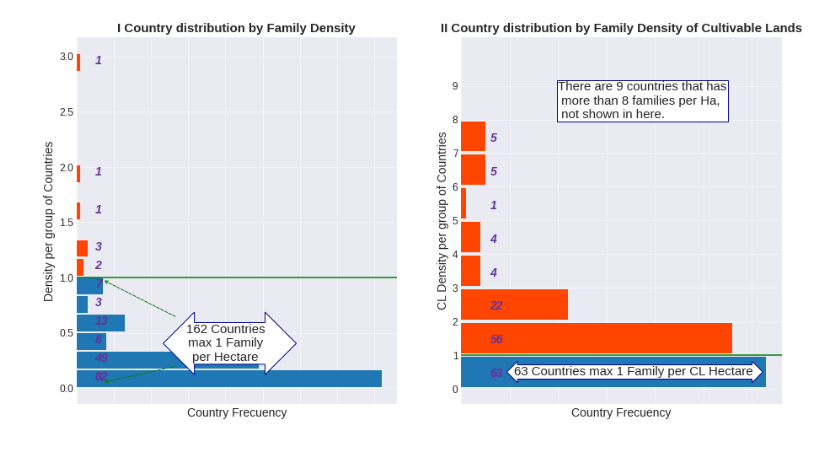
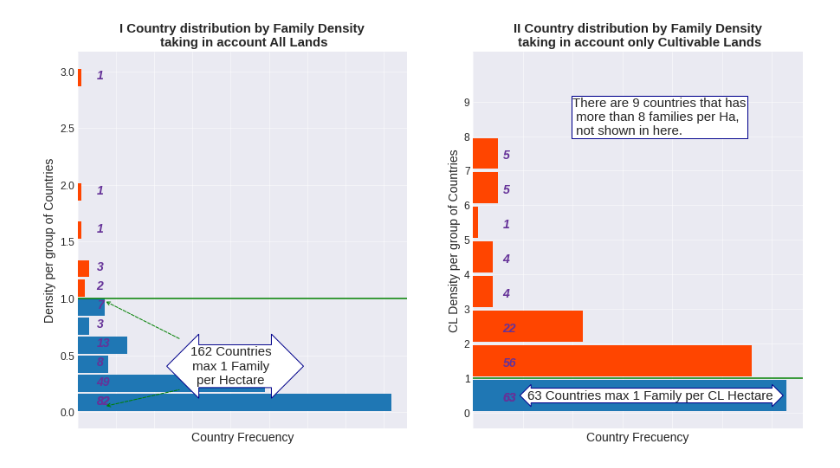
Before and after one commit to Hmarga/Lands, a Jupyter notebook: code_images/hist_dens.ipynb, the cells around one changed output. Cells and saved outputs as stored; diff of their text form; code cells hidden in the pictures.

```diff
--- a/code_images/hist_dens.ipynb
+++ b/code_images/hist_dens.ipynb
@@ -51,7 +51,7 @@ ax3 = fig.add_subplot(1,2,1)
 
 ax3.set_ylabel('Density per group of Countries')
 ax3.set_xlabel('Country Frecuency')
-ax3.set_title('I Country distribution by Family Density', weight='bold', size=15)
+ax3.set_title('I Country distribution by Family Density\n taking in account All Lands', weight='bold', size=15)
 
 a_bins = 18 #15
 ax3, bins3, patches3 = plt.hist(w_land['density'],
@@ -99,38 +99,38 @@ ax4 = fig.add_subplot(1,2,2)
 
 ax4.set_ylabel('CL Density per group of Countries')
 ax4.set_xlabel('Country Frecuency')
-ax4.set_title('II Country distribution by Family Density of Cultivable Lands', weight='bold', size=15)
+ax4.set_title('II Country distribution by Family Density\n taking in account only Cultivable Lands', weight='bold', size=15)
 
 b_bins = 10
 ax4, bins4, patches4 = plt.hist(w_land['density_CL'],  orientation='horizontal', bins= b_bins,
                             range= [0,10], rwidth=0.9, bottom=0)
 
 # Text BBoxes with notes
 plt.text(11, 0.35+patches4[0].xy[1],str(int(ax4[0]))+' Countries max 1 Family per CL Hectare', fontsize=15 ,
          bbox=dict(boxstyle='darrow,pad=0.1', fc='white', ec='darkblue'))
 plt.text(20, 1+patches4[7].xy[1],
          'There are 9 countries that has\n more than 8 families per Ha,\n not shown in here.', fontsize=15 ,
          bbox=dict(boxstyle='square,pad=0.1', fc='white', ec='darkblue'))
 
 # # Adding the value of each bar (plot2)
 high = 0.3
 p2 = [patches4[i] for i in range(len(patches4)) if patches4[i].get_width() > 0]
 
 vfunc2 = np.vectorize(texto(6,0))
 vfunc2(p2)
 
 # # Aditional styling
 plt.axhline(y=1, color='green') # Adding the reference line
 plt.yticks(np.arange(0, 10, 1)) # Changing the y steps
 #patches4[0].set_fc('orangered')
 
 for n in range(len(patches4)):
     if patches4[n].xy[1] >1:
         patches4[n].set_fc('orangered')
 
 
 plt.savefig('/home/hmdg/Documents/Data_Science/Repos/Lands/images/hist_dens.png')
 
 plt.show()
 # %% [output]
-[figure, old version]
+[figure, new version]
```
Also changed, not shown: 2 other files.
